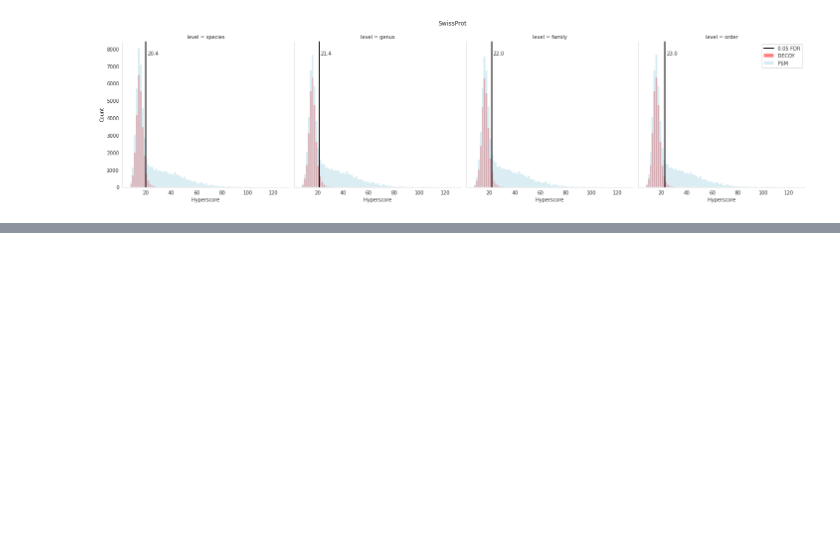
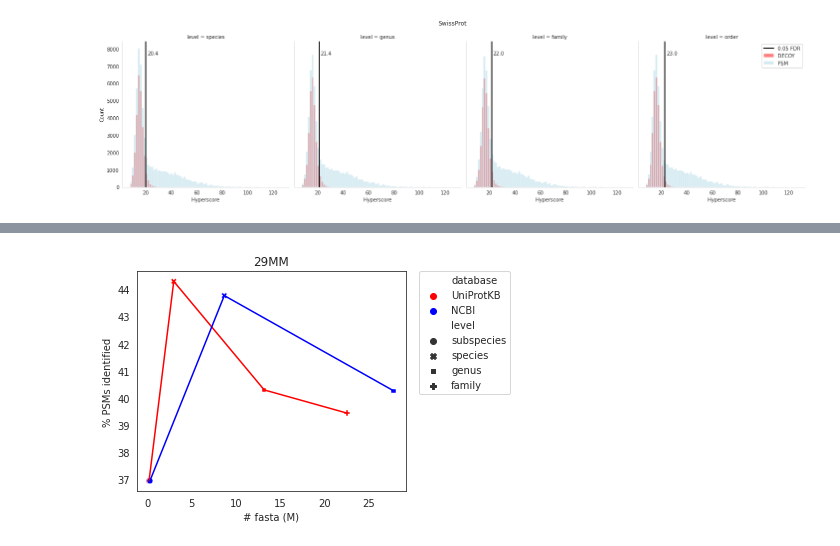
Before and after one commit to jschmacht/xtandem_result_analyzer, a Jupyter notebook: create_plots_final.ipynb, the cells around one changed output, grey strips where cells are left out. Cells and saved outputs as stored; diff of their text form; code cells hidden in the pictures; blank space fills up the shorter version.

```diff
--- a/create_plots_final.ipynb
+++ b/create_plots_final.ipynb
@@ -595,7 +598,7 @@ for i, file in enumerate(db_size_files):
     g.savefig(f"/home/jules/Documents/Tax2Proteome/benchmarking/plots/database_size/{Path(file +'.txt').stem}.svg", format='svg')
 # %%
 # database-size vs. PSMs
-def get_psm_per_db(db, fdr):
+def get_psm_per_db_from_loaded_df(db, fdr):
     PSM_identified = []
     if db == 'uniprot':
         files = [uniprot_reduced_tsv_subspecies_df, uniprot_reduced_tsv_species_df, uniprot_reduced_tsv_genus_df,
@@ -610,8 +613,28 @@ def get_psm_per_db(db, fdr):
         PSM_identified.append(psm)
     return PSM_identified
 
+def get_psm_per_db_from_sens_analysis(df, db):
+    PSM_identified = []
+    if db == 'uniprot':
+        PSM_identified.append(int(full_df.loc[full_df['database'] == 'uniprot' ].loc[full_df['level'] == 'subspecies']['nb PSMs']))
+        PSM_identified.append(int(full_df.loc[full_df['database'] == 'uniprot_nr' ].loc[full_df['level'] == 'species']['nb PSMs']))
+        PSM_identified.append(int(full_df.loc[full_df['database'] == 'uniprot_nr' ].loc[full_df['level'] == 'genus']['nb PSMs']))
+        PSM_identified.append(int(full_df.loc[full_df['database'] == 'uniprot_nr' ].loc[full_df['level'] == 'family']['nb PSMs']))
+
+    if db == 'ncbi':
+        PSM_identified.append(int(full_df.loc[full_df['database'] == 'ncbi' ].loc[full_df['level'] == 'subspecies']['nb PSMs']))
+        PSM_identified.append(int(full_df.loc[full_df['database'] == 'ncbi' ].loc[full_df['level'] == 'species']['nb PSMs']))
+        PSM_identified.append(int(full_df.loc[full_df['database'] == 'ncbi' ].loc[full_df['level'] == 'genus']['nb PSMs']))
+
+    if db == 'swissprot':
+        PSM_identified.append(int(full_df.loc[full_df['database'] == 'swissprot' ].loc[full_df['level'] == 'species']['nb PSMs']))
+        PSM_identified.append(int(full_df.loc[full_df['database'] == 'swissprot' ].loc[full_df['level'] == 'genus']['nb PSMs']))
+        PSM_identified.append(int(full_df.loc[full_df['database'] == 'swissprot' ].loc[full_df['level'] == 'family']['nb PSMs']))
+        PSM_identified.append(int(full_df.loc[full_df['database'] == 'swissprot' ].loc[full_df['level'] == 'order']['nb PSMs']))
+    return PSM_identified
+
 def create_pd_df_for_psm_plot(PSM_identified_uniprot_percentage, PSM_identified_ncbi_percentage, uniprot_database_sizes, ncbi_database_sizes, PSM_identified_swissprot_percentage=None, swissprot_database_sizes=None):
-    database = ['UniProtKB_NR' for e in PSM_identified_uniprot_percentage]
+    database = ['UniProtKB' for e in PSM_identified_uniprot_percentage]
     database.extend(['NCBI' for e in PSM_identified_ncbi_percentage])
     if PSM_identified_swissprot_percentage:
         database.extend(['Swissprot' for e in PSM_identified_swissprot_percentage])
@@ -631,34 +654,36 @@ def create_pd_df_for_psm_plot(PSM_identified_uniprot_percentage, PSM_identified_
 # %%
 # database-size vs. PSMs
 number_of_spectra = 164414
-PSM_identified_uniprot = get_psm_per_db('uniprot', 0.1)
-PSM_identified_ncbi = get_psm_per_db('ncbi', 0.1)
-PSM_identified_swissprot = get_psm_per_db('swissprot', 0.1)
-PSM_identified_ncbi_percentage = [psm/number_of_spectra * 100 for psm in PSM_identified_ncbi]
-PSM_identified_uniprot_percentage= [psm/number_of_spectra * 100 for psm in PSM_identified_uniprot]
-PSM_identified_swissprot_percentage= [psm/number_of_spectra * 100 for psm in PSM_identified_swissprot]
+number_of_spectra_passing_quality_control = 88279
+PSM_identified_uniprot = get_psm_per_db_from_sens_analysis(full_df, 'uniprot')
+PSM_identified_ncbi = get_psm_per_db_from_sens_analysis(full_df, 'ncbi')
+PSM_identified_swissprot = get_psm_per_db_from_sens_analysis(full_df, 'swissprot')
+PSM_identified_ncbi_percentage = [psm/number_of_spectra_passing_quality_control * 100 for psm in PSM_identified_ncbi]
+PSM_identified_uniprot_percentage= [psm/number_of_spectra_passing_quality_control * 100 for psm in PSM_identified_uniprot]
+PSM_identified_swissprot_percentage= [psm/number_of_spectra_passing_quality_control * 100 for psm in PSM_identified_swissprot]
 uniprot_database_sizes = [uniprot_nr_db[0]/1000000 for uniprot_nr_db in uniprot_nr_dict.values()]
 ncbi_database_sizes = [ncbi_db[0]/1000000 for ncbi_db in ncbi_dict.values()]
 swissprot_database_sizes = [swissprot_db[0]/1000000 for swissprot_db in swissprot_dict.values()]
-
-df_for_plot_all_db = create_pd_df_for_psm_plot(PSM_identified_uniprot_percentage, PSM_identified_ncbi_percentage, uniprot_database_sizes, ncbi_database_sizes, PSM_identified_swissprot_percentage, swissprot_database_sizes)
 # %%
 # database-size vs. PSMs Plots
 # identified PSMs deutlich abweichend von Bachelor-Analyse
 sns.set_style("white")
 def create_fasta_size_vs_identifed_psms_plot(DatabaseSize, output):
     plt.clf()
     if set(DatabaseSize['dataset']) == {'kleiner'}:
         title = '29MM'
         #plt.ylim([0,30])
     elif set(DatabaseSize['dataset']) == {'tanca'}:
         title = '9MM'
         #plt.ylim([50,100])
     g = sns.scatterplot(x='# fasta (M)', y='% PSMs identified', style ='level', hue='database', palette=['red','blue'], linestyles=["-", "-"], data=DatabaseSize)
     sns.lineplot(x='# fasta (M)', y='% PSMs identified', hue='database', legend=False, palette=['red','blue'], data=DatabaseSize)
     g.set_title(title)
+    plt.legend(bbox_to_anchor=(1.05, 1), loc=2, borderaxespad=0.)
     plt.tight_layout()
     plt.savefig(output, format='svg')
 
 df_for_plot = create_pd_df_for_psm_plot(PSM_identified_uniprot_percentage, PSM_identified_ncbi_percentage, uniprot_database_sizes, ncbi_database_sizes)
 create_fasta_size_vs_identifed_psms_plot(df_for_plot, "/home/jules/Documents/Tax2Proteome/benchmarking/plots/database_size/uni_ncbi_db_psm_vs_db_size.svg")
+# %% [output]
+[figure, added]
```
Also changed, not shown: parts of 18 cells of this notebook, 7 other files.
